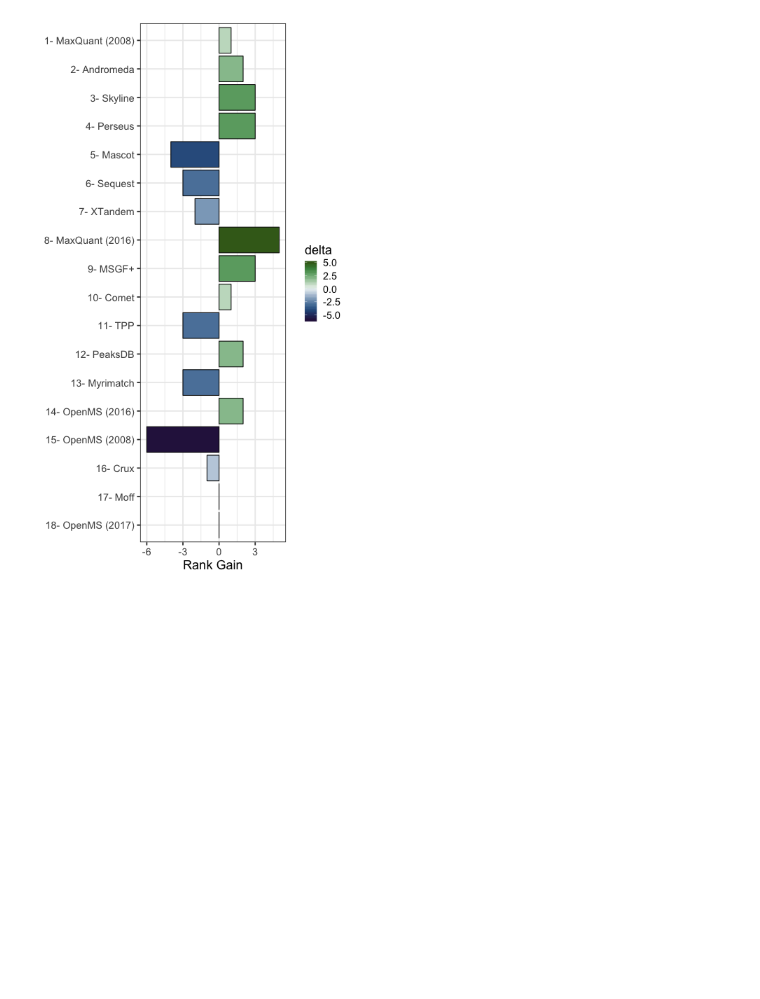
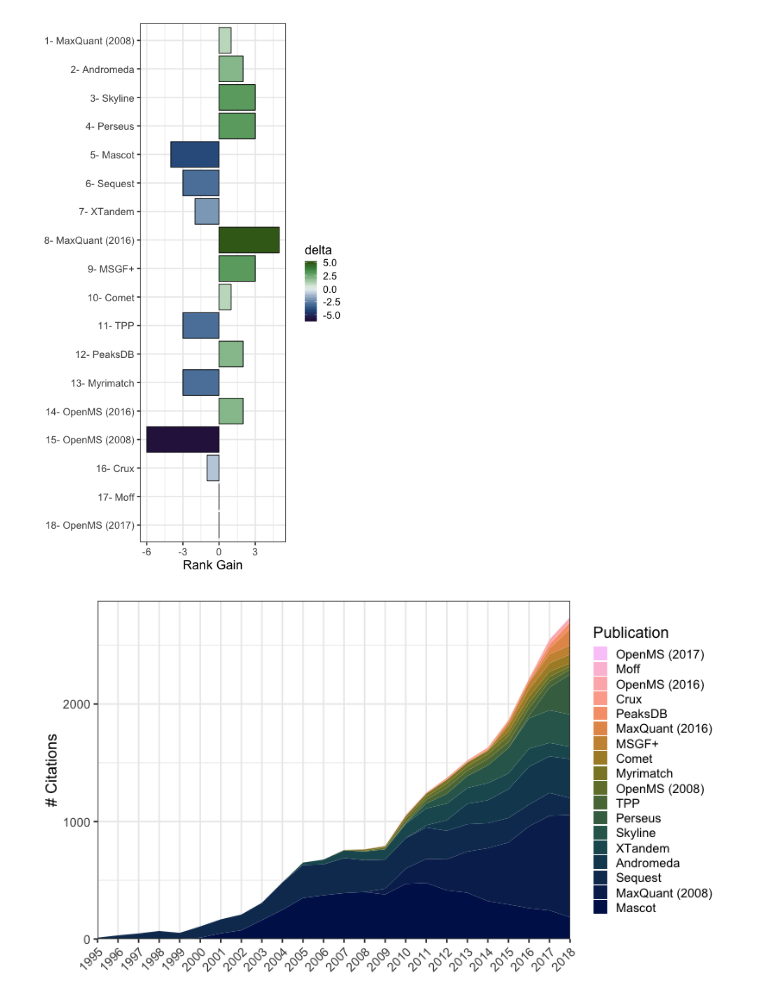
Before and after one commit to ypriverol/CompProt2019-paper, a Jupyter notebook: source/Computational-Proteomics-Trends-2019.ipynb, the cells around one changed output. Cells and saved outputs as stored; diff of their text form; code cells hidden in the pictures; blank space fills up the shorter version.

Commit message:
major changes new distribution citation figure added

```diff
--- a/source/Computational-Proteomics-Trends-2019.ipynb
+++ b/source/Computational-Proteomics-Trends-2019.ipynb
@@ -212,3 +212,8 @@ from IPython.display import Image
 Image("citations_rank_delta.png")
 # %% [output]
 [figure]
+# %%
+from IPython.display import Image
+Image("citations_cumulative.png")
+# %% [output]
+[figure, added]
```
Also changed, not shown: 4 other files.
